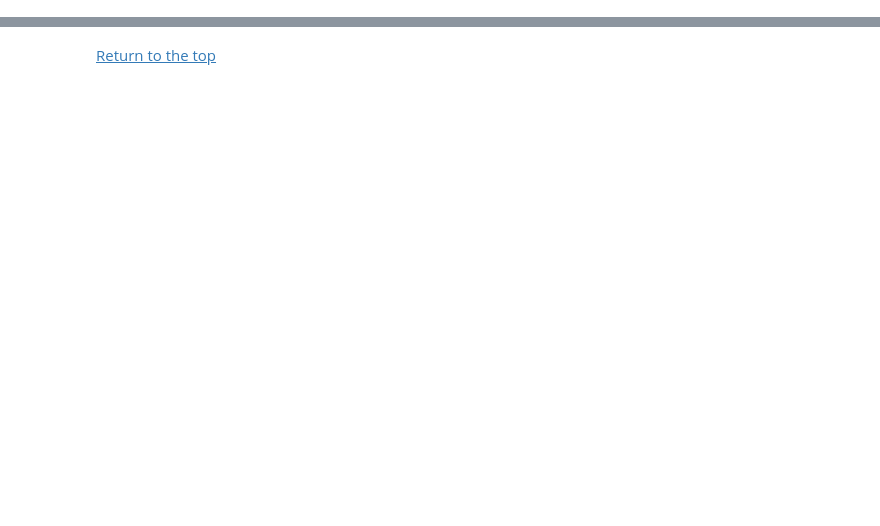
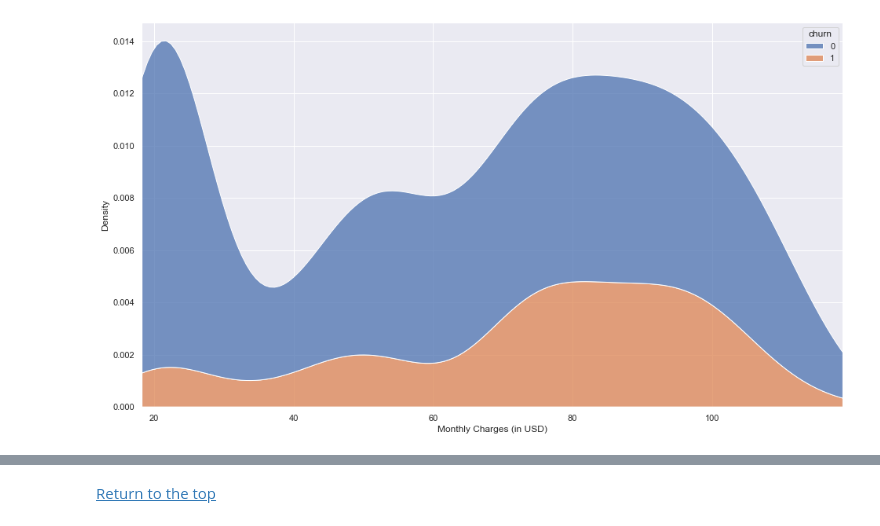
Before and after one commit to Promeos/telco-churn-project, a Jupyter notebook: telco_report.ipynb, the cells around one changed output, grey strips where cells are left out. Cells and saved outputs as stored; diff of their text form; code cells hidden in the pictures; blank space fills up the shorter version.

```diff
--- a/telco_report.ipynb
+++ b/telco_report.ipynb
@@ -107,0 +293,10 @@ categorical_columns = df_categorical_attributes.columns.to_list()
+# %%
+sns.kdeplot(data=train,
+            x=train.monthly_charges,
+            hue=train.churn,
+            multiple='stack')
+plt.xlabel('Monthly Charges (in USD)')
+plt.xlim(df_telco.monthly_charges.min(),
+         df_telco.monthly_charges.max());
+# %% [output]
+[figure, added]
```
Also changed, not shown: parts of 73 cells of this notebook, 4 other files.
